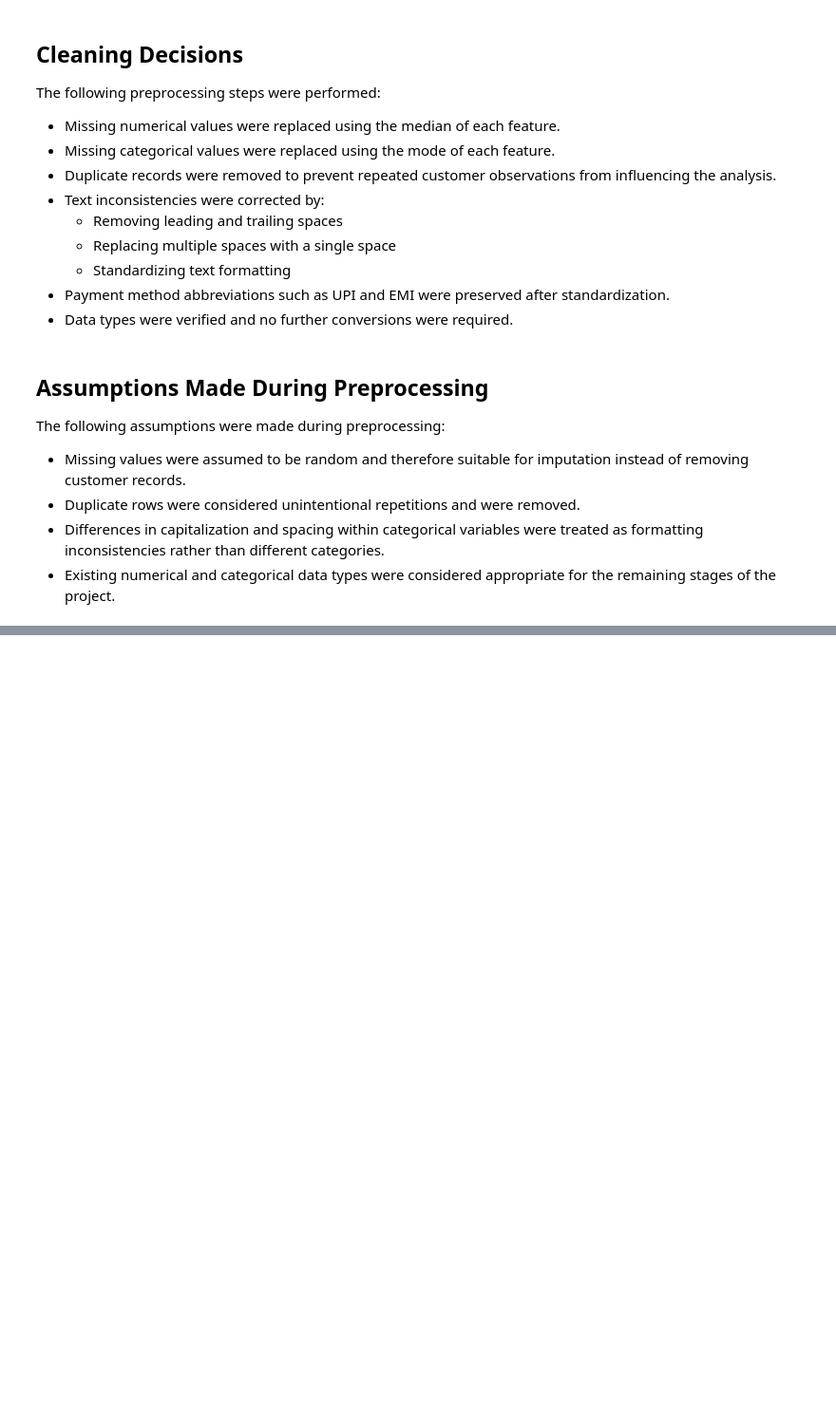
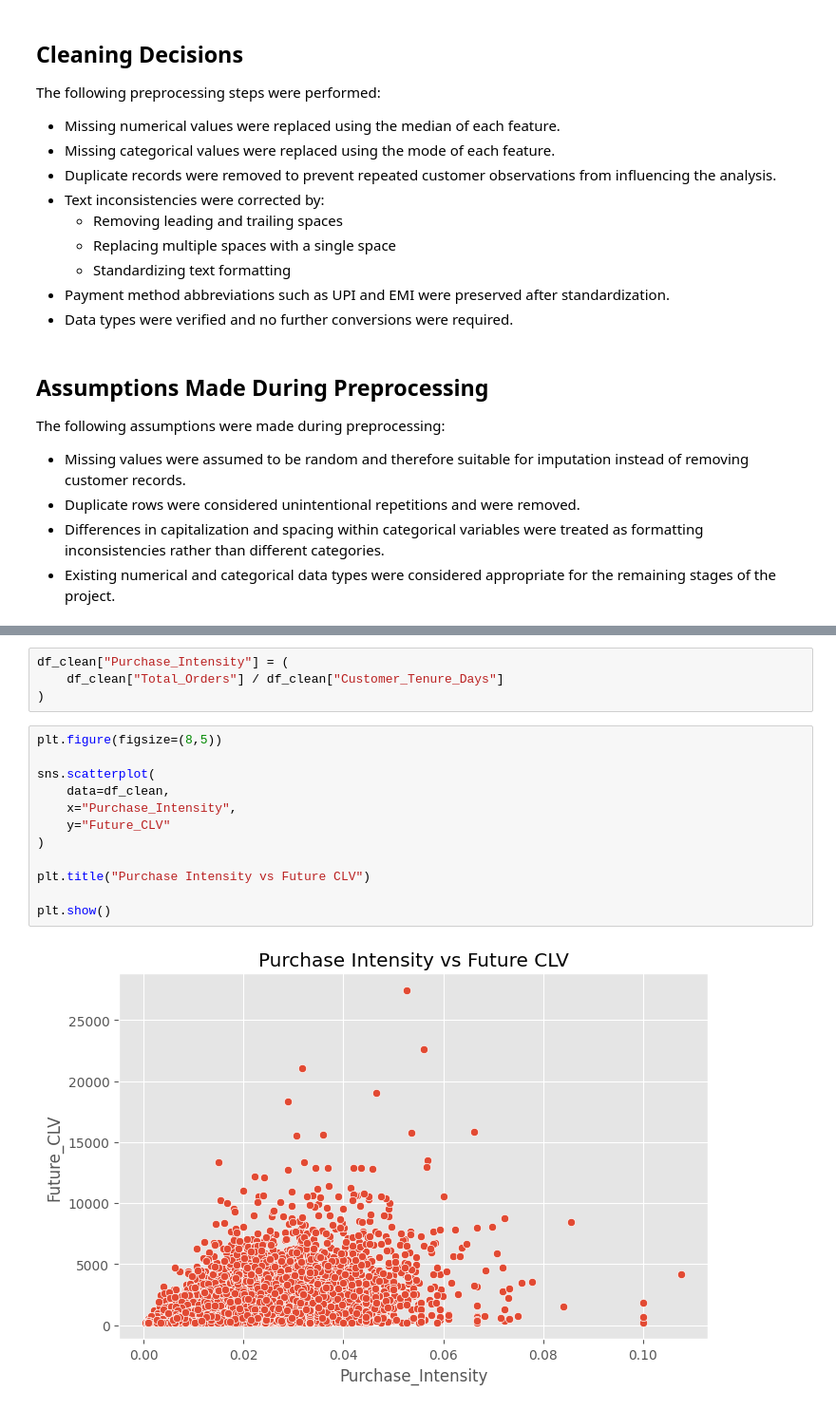
Before and after one commit to AswinSanthoshDev/Predictive-Analytics-Mini-Project, a Jupyter notebook: notebooks/project_analysis.ipynb, the cells around one changed output, grey strips where cells are left out. Shown at 95% size. Drawn from its saved outputs; the diff is of its cells as text; blank space fills up the shorter version.

```diff
--- a/notebooks/project_analysis.ipynb
+++ b/notebooks/project_analysis.ipynb
@@ -491,0 +498,18 @@ The following assumptions were made during preprocessing:
+# %%
+df_clean["Purchase_Intensity"] = (
+    df_clean["Total_Orders"] / df_clean["Customer_Tenure_Days"]
+)
+# %%
+plt.figure(figsize=(8,5))
+
+sns.scatterplot(
+    data=df_clean,
+    x="Purchase_Intensity",
+    y="Future_CLV"
+)
+
+plt.title("Purchase Intensity vs Future CLV")
+
+plt.show()
+# %% [output]
+[figure, added]
```
Also changed, not shown: parts of 10 cells of this notebook.
